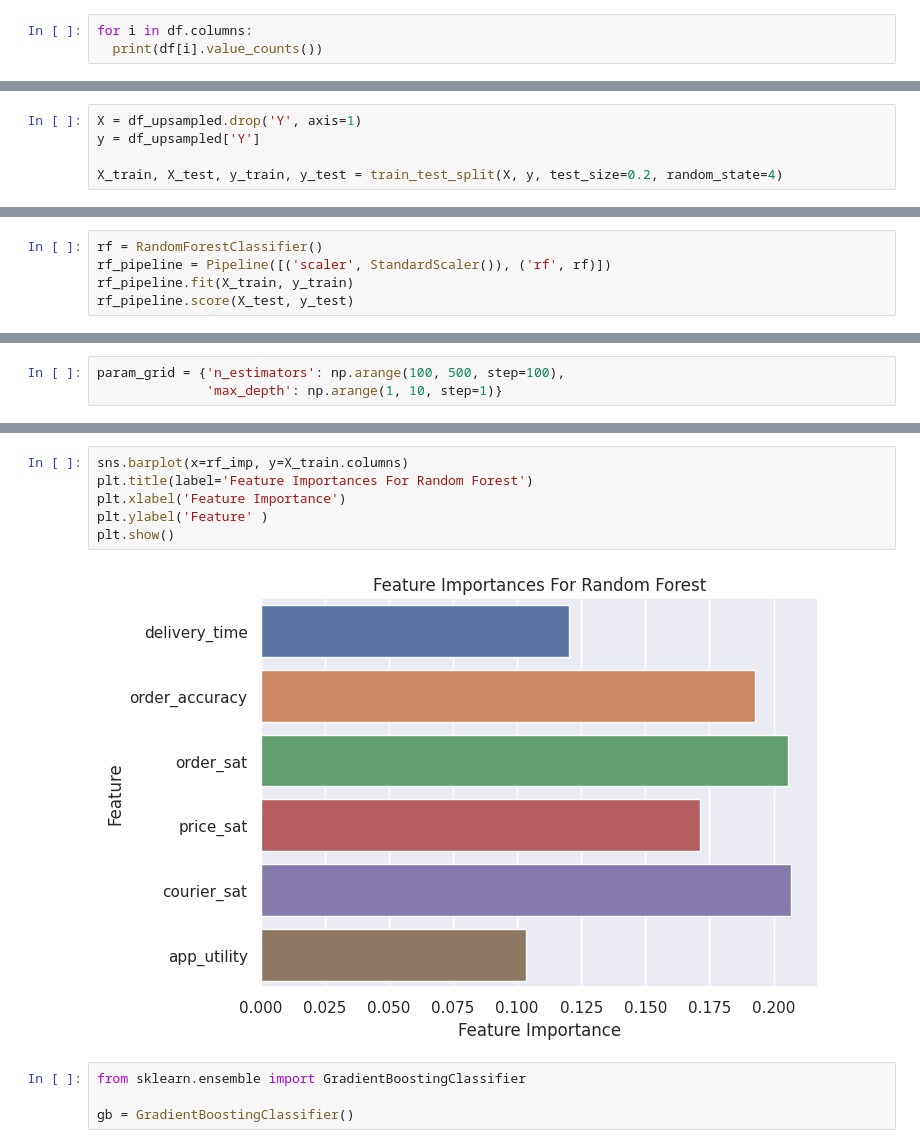
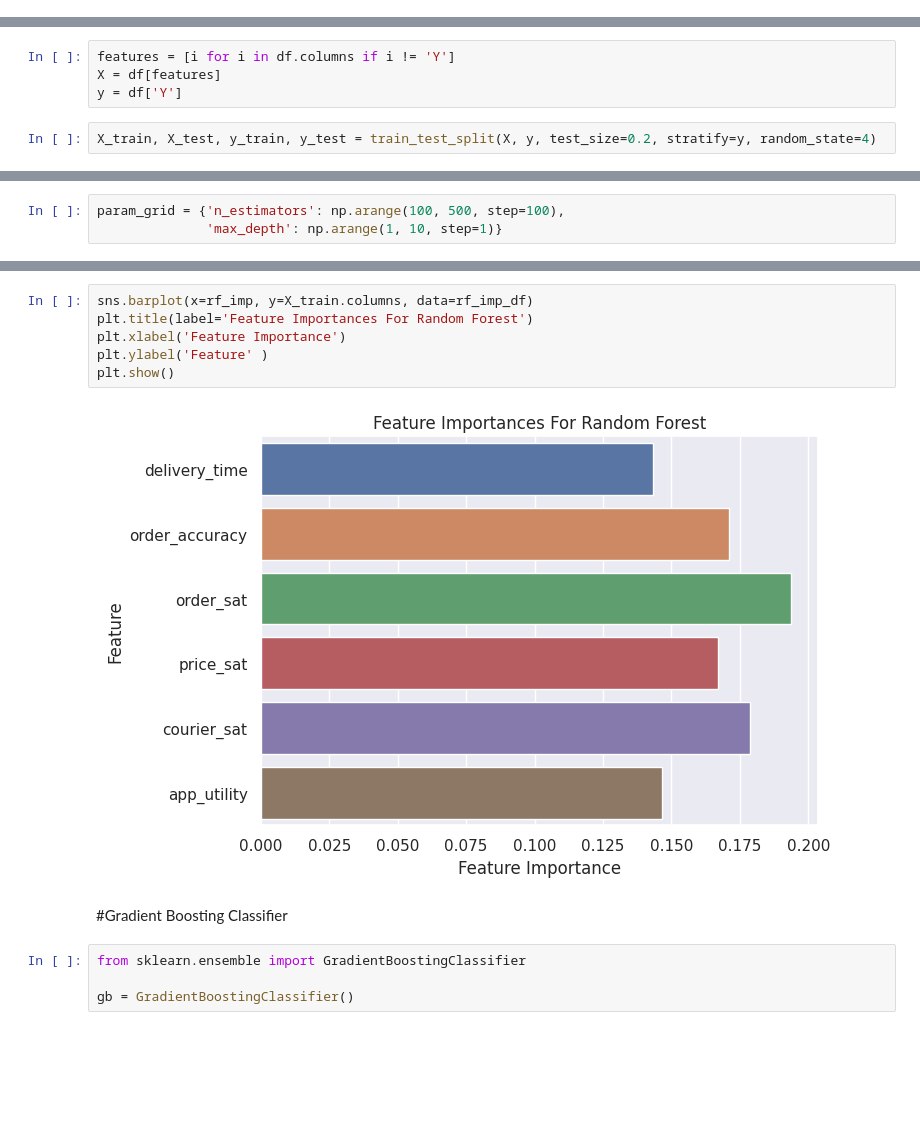
Before and after one commit to JideOkesanjo/JvwzPchMzoFGWGVY, a Jupyter notebook: apziva_project_1.ipynb, the cells around one changed output, grey strips where cells are left out. Drawn from its saved outputs; the diff is of its cells as text; blank space fills up the shorter version.

```diff
--- a/apziva_project_1.ipynb
+++ b/apziva_project_1.ipynb
@@ -80,6 +102,3 @@ Data columns (total 7 columns):
  6   app_utility     126 non-null    int64
 dtypes: int64(7)
 memory usage: 7.0 KB
-# %%
-for i in df.columns:
-  print(df[i].value_counts())
@@ -155,11 +139,12 @@ from sklearn.preprocessing import StandardScaler
 from sklearn.model_selection import train_test_split
 from sklearn.metrics import accuracy_score
 from sklearn.pipeline import Pipeline
+# %%
+features = [i for i in df.columns if i != 'Y']
+X = df[features]
+y = df['Y']
 # %%
-X = df_upsampled.drop('Y', axis=1)
-y = df_upsampled['Y']
-
-X_train, X_test, y_train, y_test = train_test_split(X, y, test_size=0.2, random_state=4)
+X_train, X_test, y_train, y_test = train_test_split(X, y, test_size=0.2, stratify=y, random_state=4)
 # %%
 X_train.shape, X_test.shape, y_train.shape, y_test.shape
 # %% [output]
@@ -216,5 +202,0 @@ Best score is 0.5909090909090909
-# %%
-rf = RandomForestClassifier()
-rf_pipeline = Pipeline([('scaler', StandardScaler()), ('rf', rf)])
-rf_pipeline.fit(X_train, y_train)
-rf_pipeline.score(X_test, y_test)
@@ -280,11 +251,13 @@ rf_imp_df.sort_values('importance', ascending=False)
 # %%
-sns.barplot(x=rf_imp, y=X_train.columns)
+sns.barplot(x=rf_imp, y=X_train.columns, data=rf_imp_df)
 plt.title(label='Feature Importances For Random Forest')
 plt.xlabel('Feature Importance')
 plt.ylabel('Feature' )
 plt.show()
 # %% [output]
-[figure, old version]
+[figure, new version]
+# %% [markdown]
+#Gradient Boosting Classifier
 # %%
 from sklearn.ensemble import GradientBoostingClassifier
 
```
Also changed, not shown: parts of 44 cells of this notebook.
